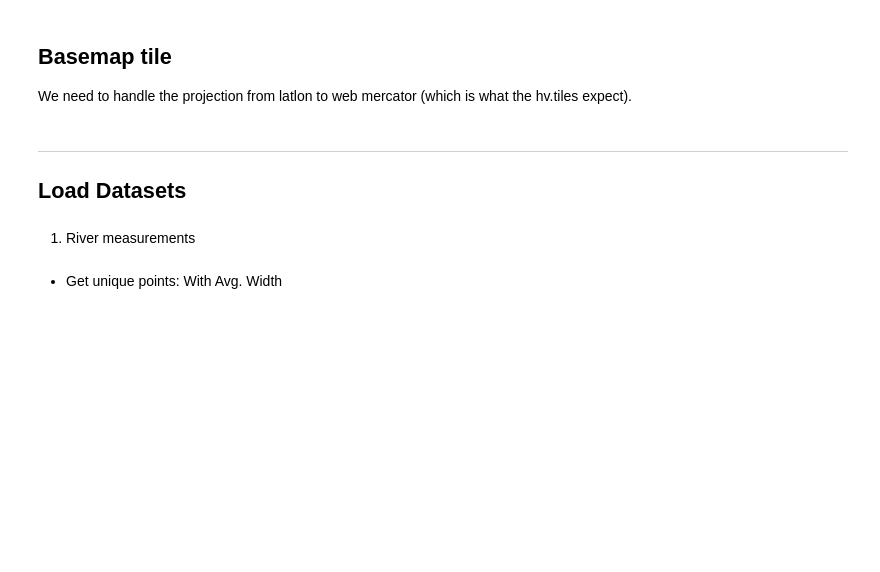
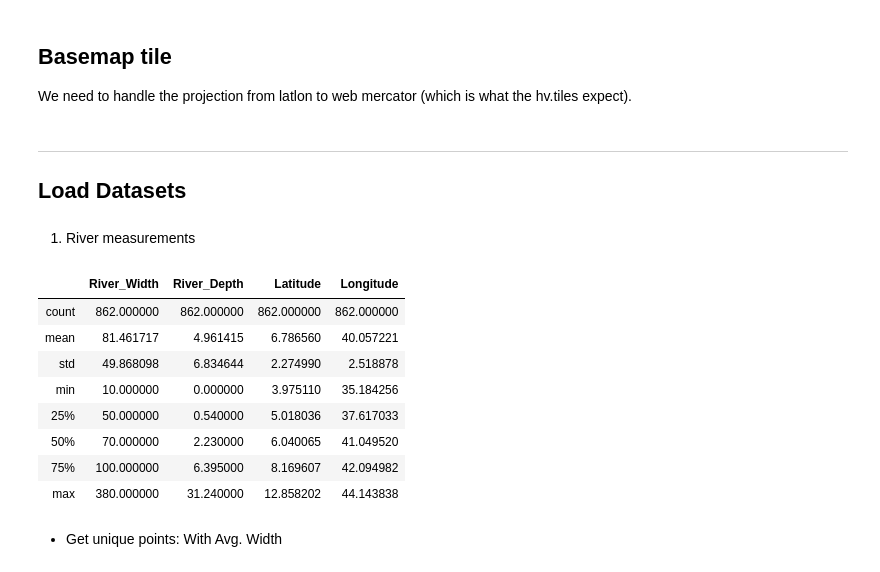
Before and after one commit to mintproject/MINT-GeoViz, a Jupyter notebook: examples/notebooks/11-river-demo-working-version.ipynb, the cells around one changed output. Drawn from its saved outputs; the diff is of its cells as text; code cells hidden in the pictures; blank space fills up the shorter version.

```diff
--- a/examples/notebooks/11-river-demo-working-version.ipynb
+++ b/examples/notebooks/11-river-demo-working-version.ipynb
@@ -129,6 +129,18 @@ data_root = Path.home()/'data/mint'
 data_dir = data_root/'river'
 data = load_river_csvs(data_dir)
 data['geometry'] = gpd.points_from_xy(data.Longitude, data.Latitude)
+# %%
+data.describe()
+# %% [output]
+|  | River_Width | River_Depth | Latitude | Longitude |
+| count | 862.000000 | 862.000000 | 862.000000 | 862.000000 |
+| mean | 81.461717 | 4.961415 | 6.786560 | 40.057221 |
+| std | 49.868098 | 6.834644 | 2.274990 | 2.518878 |
+| min | 10.000000 | 0.000000 | 3.975110 | 35.184256 |
+| 25% | 50.000000 | 0.540000 | 5.018036 | 37.617033 |
+| 50% | 70.000000 | 2.230000 | 6.040065 | 41.049520 |
+| 75% | 100.000000 | 6.395000 | 8.169607 | 42.094982 |
+| max | 380.000000 | 31.240000 | 12.858202 | 44.143838 |
 # %%
 # nprint(len(data), data.head(), data.sample(10))
 c = 0
```
Also changed, not shown: parts of 7 cells of this notebook, 2 other files.
